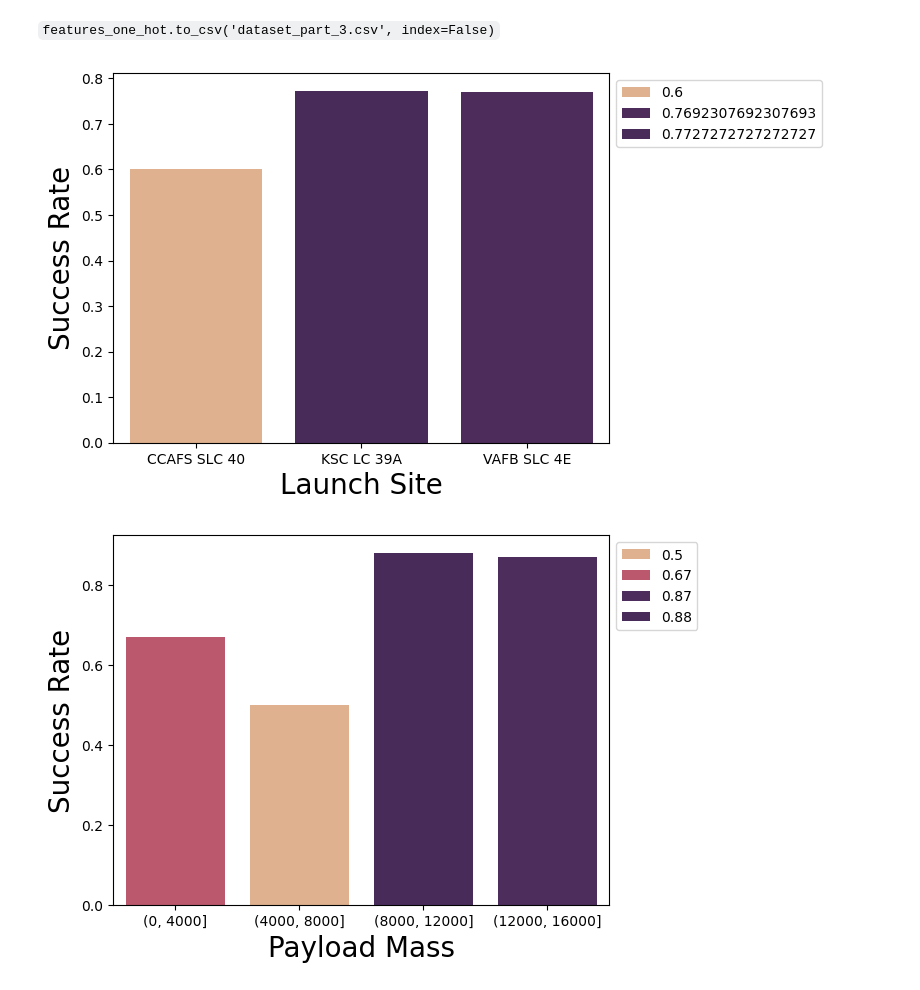
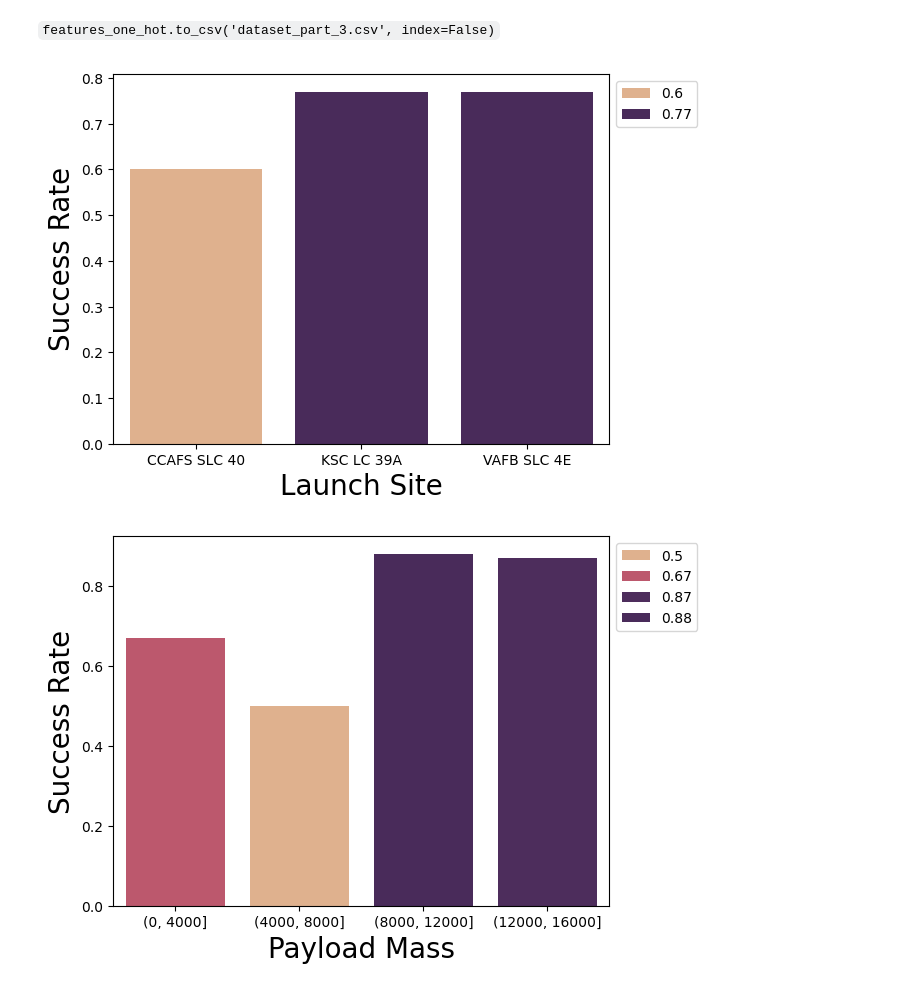
Before and after one commit to danieljirausch/ibm-data-science, a Jupyter notebook: 2-2-jupyter-labs-eda-dataviz.ipynb.jupyterlite.ipynb, the cells around one changed output. Cells and saved outputs as stored; diff of their text form; code cells hidden in the pictures.

```diff
--- a/2-2-jupyter-labs-eda-dataviz.ipynb.jupyterlite.ipynb
+++ b/2-2-jupyter-labs-eda-dataviz.ipynb.jupyterlite.ipynb
@@ -265,14 +265,14 @@ We can now export it to a <b>CSV</b> for the next section,but to make the answer
 # %%
 features_one_hot.to_csv('dataset_part_3.csv', index=False)
 # %%
-df_ls_group = df.groupby(['LaunchSite'],as_index=False).mean()
+df_ls_group = df.groupby(['LaunchSite'],as_index=False).mean().round(2)
 sns.barplot(data=df_ls_group, x='LaunchSite', y='Class', palette='flare', hue='Class')
 plt.xlabel("Launch Site",fontsize=20)
 plt.ylabel("Success Rate",fontsize=20)
 plt.legend(loc='upper left', bbox_to_anchor=(1, 1))
 plt.show()
 # %% [output]
-[figure, old version]
+[figure, new version]
 # %%
 bins = pd.cut(df["PayloadMass"],np.arange(0,16001,4000))
 #df.groupby(bins).agg({"Temperature": "mean", "Time": list})
```
